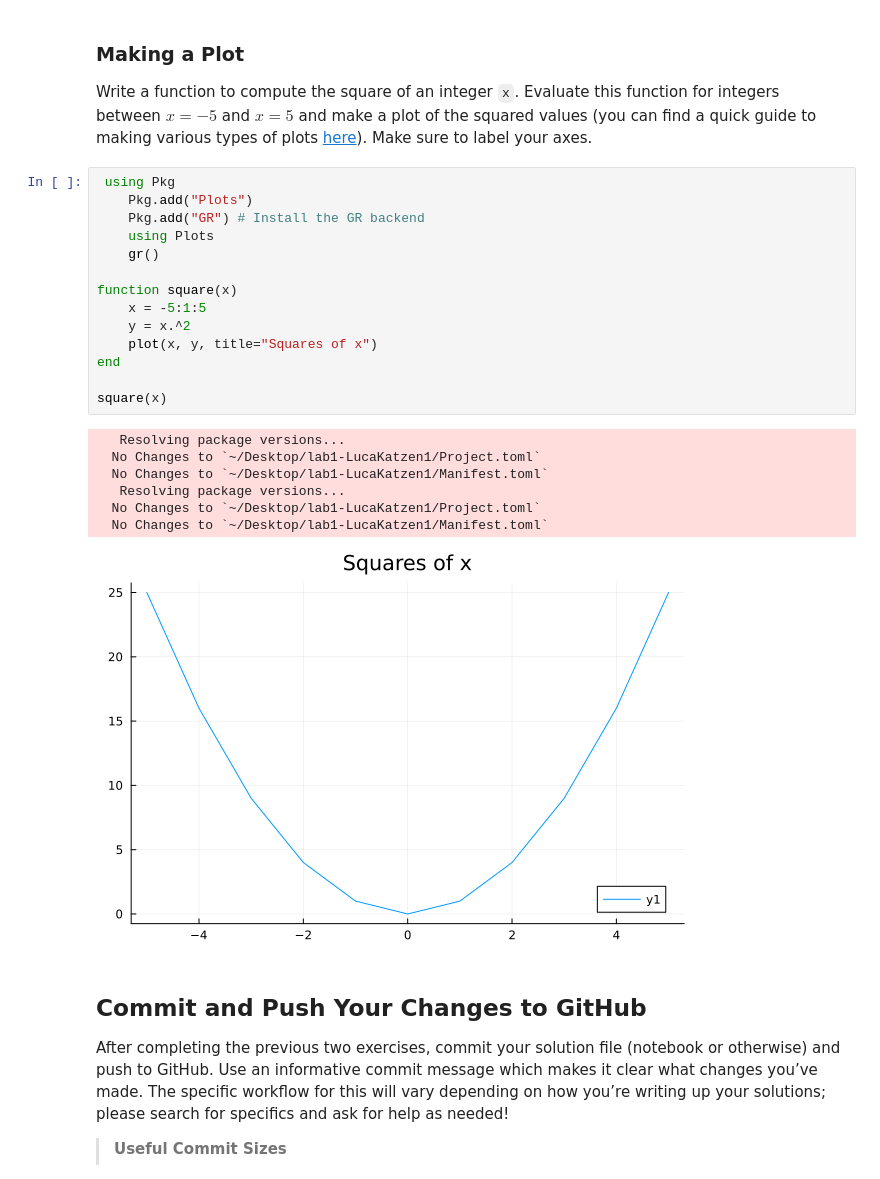
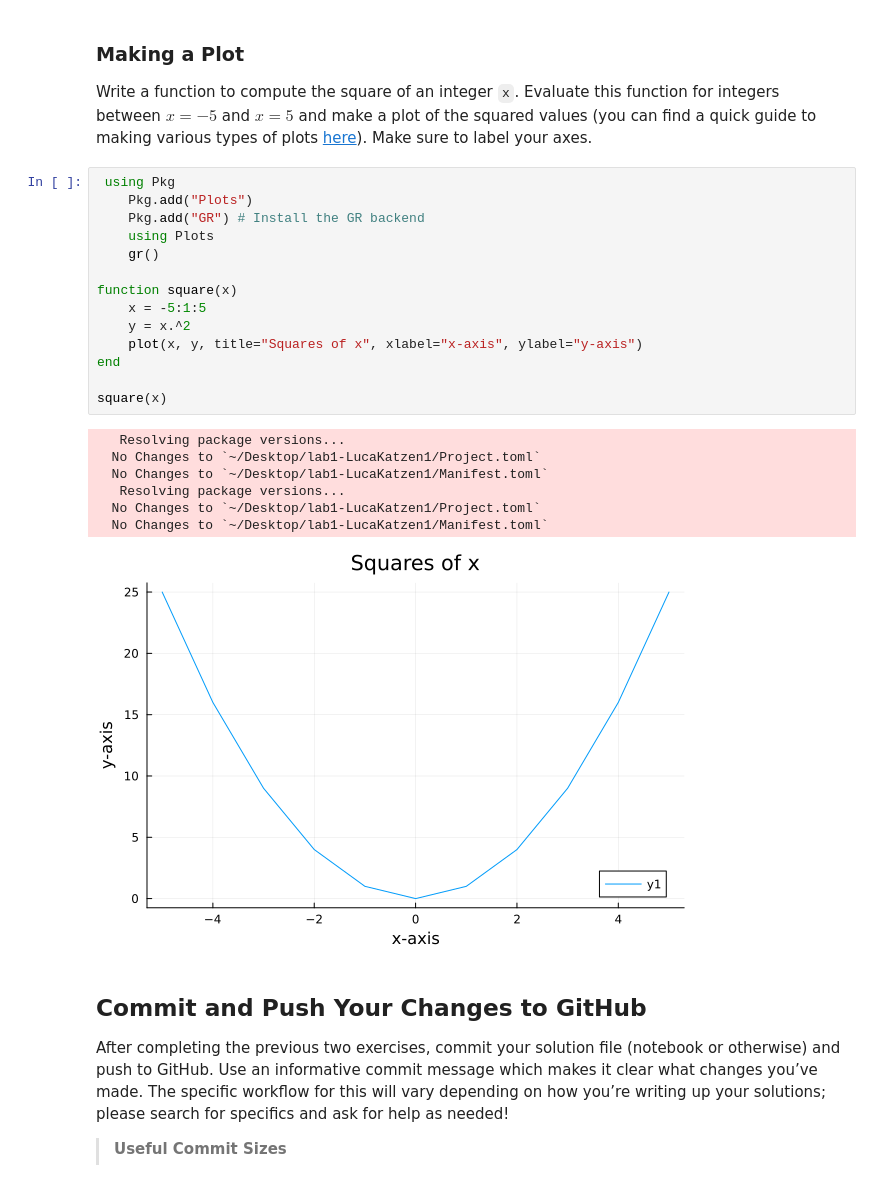
Before and after one commit to BEE4750-FA25/lab1-LucaKatzen1, a Jupyter notebook: lab01.ipynb, the cells around one changed output. Drawn from its saved outputs; the diff is of its cells as text.

```diff
--- a/lab01.ipynb
+++ b/lab01.ipynb
@@ -276,25 +276,25 @@ Make sure to label your axes.
 # %%
  using Pkg
     Pkg.add("Plots")
     Pkg.add("GR") # Install the GR backend
     using Plots
     gr()
 
 function square(x)
     x = -5:1:5
     y = x.^2
-    plot(x, y, title="Squares of x")
+    plot(x, y, title="Squares of x", xlabel="x-axis", ylabel="y-axis")
 end
 
 square(x)
 # %% [output]
    Resolving package versions...
   No Changes to `~/Desktop/lab1-LucaKatzen1/Project.toml`
   No Changes to `~/Desktop/lab1-LucaKatzen1/Manifest.toml`
    Resolving package versions...
   No Changes to `~/Desktop/lab1-LucaKatzen1/Project.toml`
   No Changes to `~/Desktop/lab1-LucaKatzen1/Manifest.toml`
-[figure, old version]
+[figure, new version]
 # %% [markdown]
 ## Commit and Push Your Changes to GitHub
 
```
